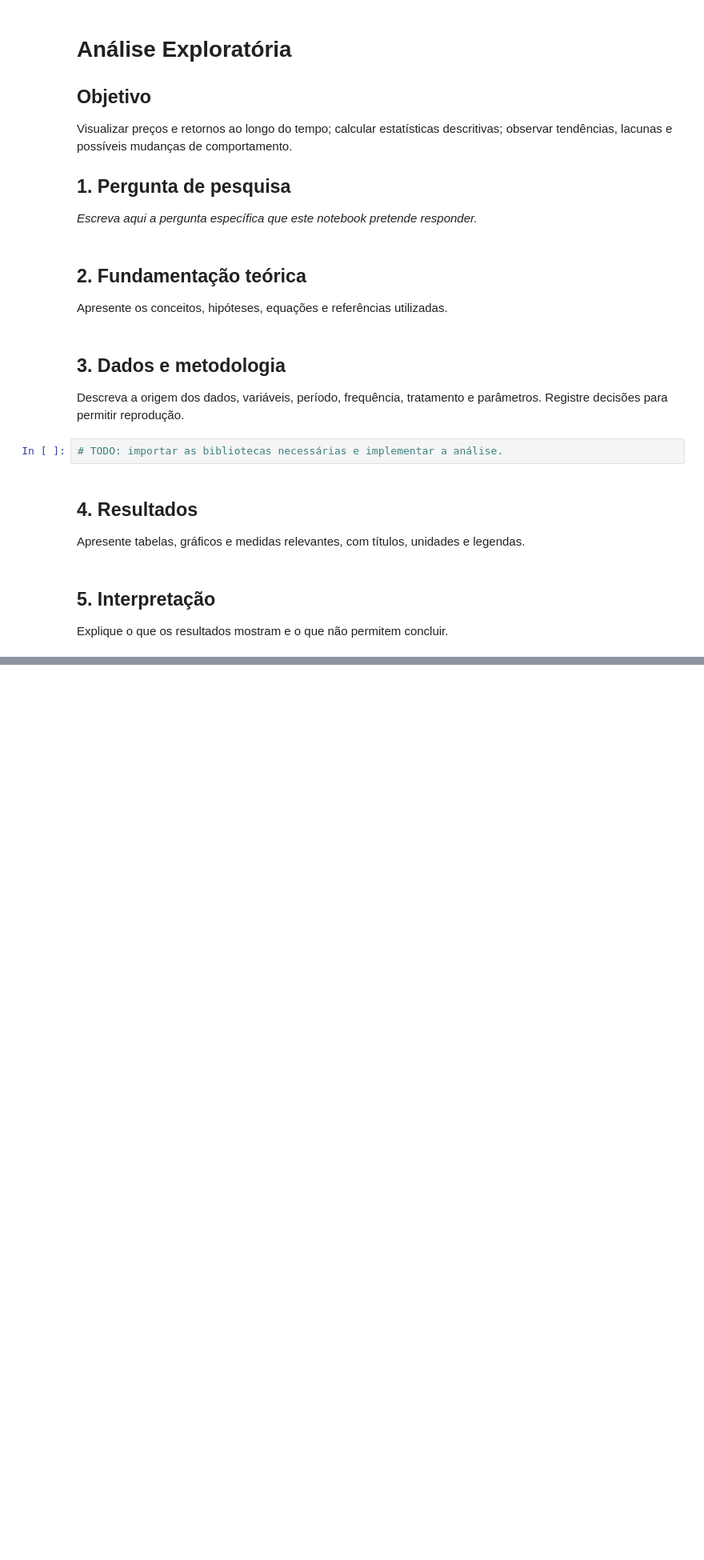
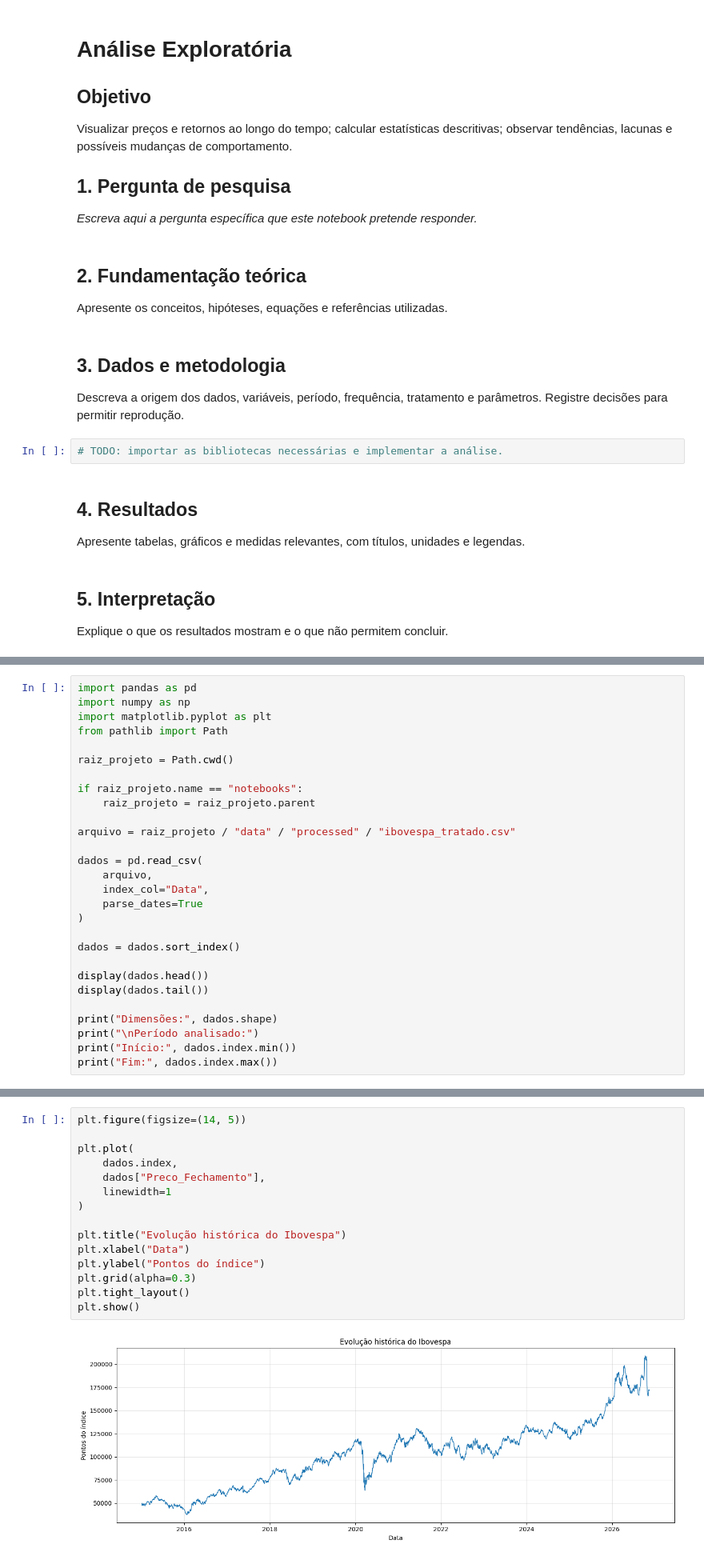
Before and after one commit to Raskonikov23/Statistical-Physics-Financial-Markets-main, a Jupyter notebook: notebooks/03_Analise_Exploratoria.ipynb, the cells around one changed output, grey strips where cells are left out. Shown at 80% size. Cells and saved outputs as stored; diff of their text form; blank space fills up the shorter version.

Commit message:
feat: inicia analise exploratoria dos dados do Ibovespa

```diff
--- a/notebooks/03_Analise_Exploratoria.ipynb
+++ b/notebooks/03_Analise_Exploratoria.ipynb
@@ -28,0 +40,28 @@ Resumir os principais achados e indique a próxima etapa.
+# %%
+import pandas as pd
+import numpy as np
+import matplotlib.pyplot as plt
+from pathlib import Path
+
+raiz_projeto = Path.cwd()
+
+if raiz_projeto.name == "notebooks":
+    raiz_projeto = raiz_projeto.parent
+
+arquivo = raiz_projeto / "data" / "processed" / "ibovespa_tratado.csv"
+
+dados = pd.read_csv(
+    arquivo,
+    index_col="Data",
+    parse_dates=True
+)
+
+dados = dados.sort_index()
+
+display(dados.head())
+display(dados.tail())
+
+print("Dimensões:", dados.shape)
+print("\nPeríodo analisado:")
+print("Início:", dados.index.min())
+print("Fim:", dados.index.max())
@@ -28,0 +185,17 @@ Resumir os principais achados e indique a próxima etapa.
+# %%
+plt.figure(figsize=(14, 5))
+
+plt.plot(
+    dados.index,
+    dados["Preco_Fechamento"],
+    linewidth=1
+)
+
+plt.title("Evolução histórica do Ibovespa")
+plt.xlabel("Data")
+plt.ylabel("Pontos do índice")
+plt.grid(alpha=0.3)
+plt.tight_layout()
+plt.show()
+# %% [output]
+[figure, added]
```
Also changed, not shown: parts of 11 cells of this notebook.
